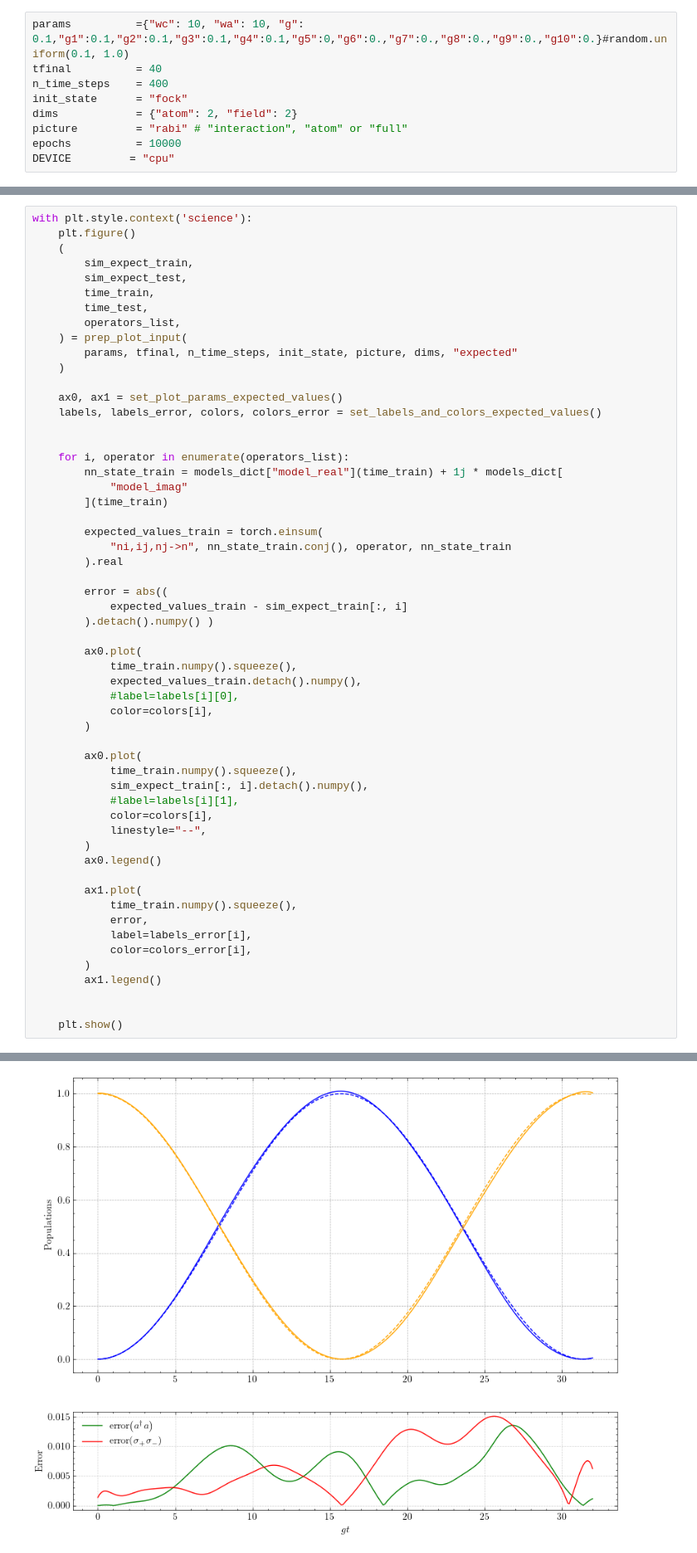
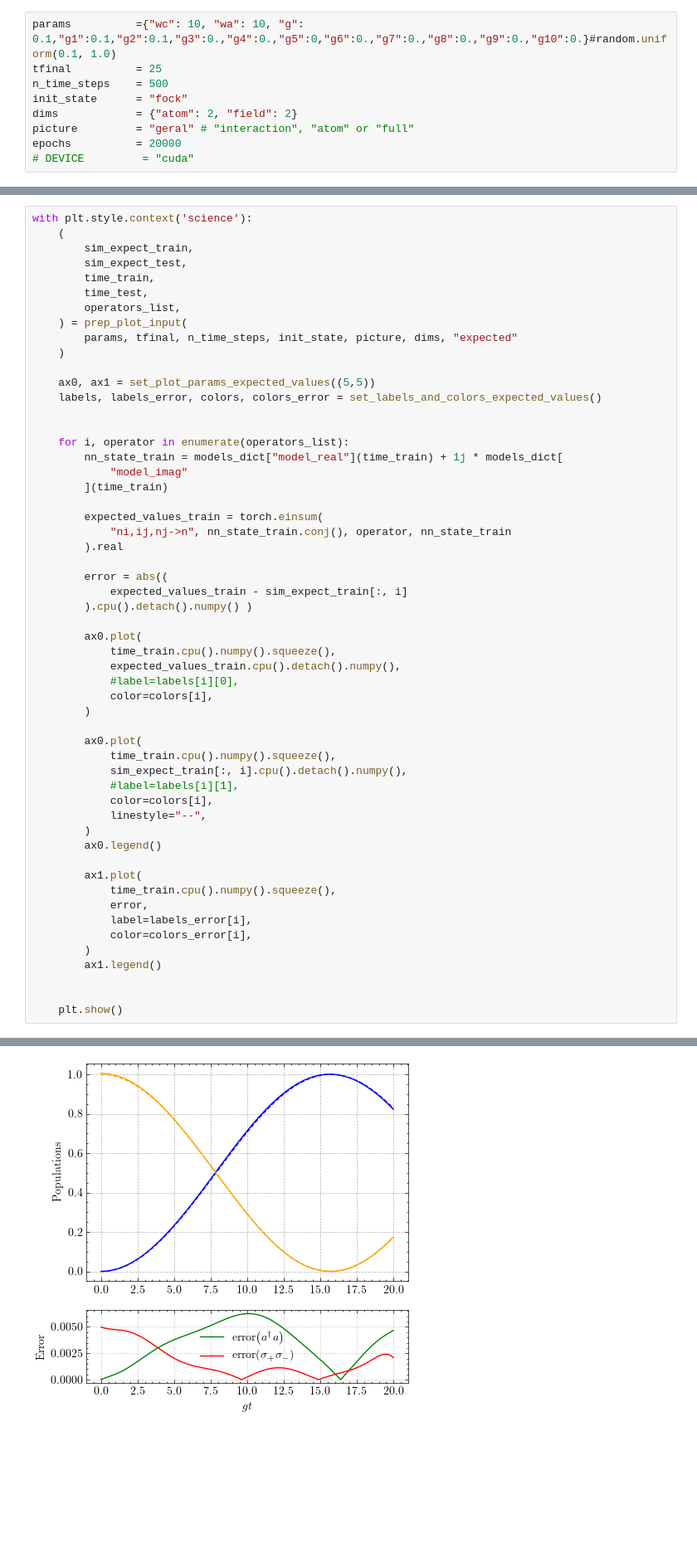
Before and after one commit to rodrigops123/pinn-effective-hamiltonian, a Jupyter notebook: apps/test_nb_GENERAL.ipynb, the cells around one changed output, grey strips where cells are left out. Shown at 83% size. Drawn from its saved outputs; the diff is of its cells as text; blank space fills up the shorter version.

Commit message:
atualização dos resultados com hamiltonina geral.

```diff
--- a/apps/test_nb_GENERAL.ipynb
+++ b/apps/test_nb_GENERAL.ipynb
@@ -12,13 +12,13 @@ if project_root not in sys.path:
 from src.model.train_and_eval import train_with_parameter
 from src.visualization.plot_functions import prep_plot_input, set_plot_params_states,set_plot_params_expected_values,set_labels_and_colors_expected_values
 # %%
-params          ={"wc": 10, "wa": 10, "g": 0.1,"g1":0.1,"g2":0.1,"g3":0.1,"g4":0.1,"g5":0,"g6":0.,"g7":0.,"g8":0.,"g9":0.,"g10":0.}#random.uniform(0.1, 1.0)
-tfinal          = 40
-n_time_steps    = 400
+params          ={"wc": 10, "wa": 10, "g": 0.1,"g1":0.1,"g2":0.1,"g3":0.,"g4":0.,"g5":0,"g6":0.,"g7":0.,"g8":0.,"g9":0.,"g10":0.}#random.uniform(0.1, 1.0)
+tfinal          = 25
+n_time_steps    = 500
 init_state      = "fock"
 dims            = {"atom": 2, "field": 2}
-picture         = "rabi" # "interaction", "atom" or "full"
-epochs          = 10000
-DEVICE         = "cpu"
+picture         = "geral" # "interaction", "atom" or "full"
+epochs          = 20000
+# DEVICE         = "cuda"
 # %%
 # PARA APRENDER O ESTADO E O PARÂMETRO
@@ -38,7 +38,6 @@ models_dict, loss_dict = train_with_parameter(
 )
 # %%
 with plt.style.context('science'):
-    plt.figure()
     (
         sim_expect_train,
         sim_expect_test,
@@ -49,7 +48,7 @@ with plt.style.context('science'):
         params, tfinal, n_time_steps, init_state, picture, dims, "expected"
     )
 
-    ax0, ax1 = set_plot_params_expected_values()
+    ax0, ax1 = set_plot_params_expected_values((5,5))
     labels, labels_error, colors, colors_error = set_labels_and_colors_expected_values()
 
 
@@ -64,18 +63,18 @@ with plt.style.context('science'):
 
         error = abs((
             expected_values_train - sim_expect_train[:, i]
-        ).detach().numpy() )
+        ).cpu().detach().numpy() )
 
         ax0.plot(
-            time_train.numpy().squeeze(),
-            expected_values_train.detach().numpy(),
+            time_train.cpu().numpy().squeeze(),
+            expected_values_train.cpu().detach().numpy(),
             #label=labels[i][0],
             color=colors[i],
         )
 
         ax0.plot(
-            time_train.numpy().squeeze(),
-            sim_expect_train[:, i].detach().numpy(),
+            time_train.cpu().numpy().squeeze(),
+            sim_expect_train[:, i].cpu().detach().numpy(),
             #label=labels[i][1],
             color=colors[i],
             linestyle="--",
@@ -83,7 +82,7 @@ with plt.style.context('science'):
         ax0.legend()
 
         ax1.plot(
-            time_train.numpy().squeeze(),
+            time_train.cpu().numpy().squeeze(),
             error,
             label=labels_error[i],
             color=colors_error[i],
@@ -97,4 +95,4 @@ with plt.style.context('science'):
-[figure, old version]
+[figure, new version]
 # %%
 loss_dict["learned_param"][-1]
 # %% [output]
```
Also changed, not shown: parts of 6 cells of this notebook, 3 other files.
